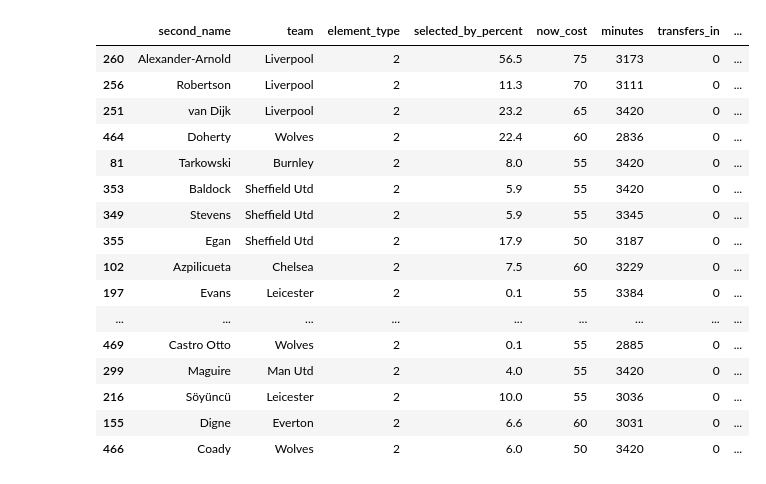
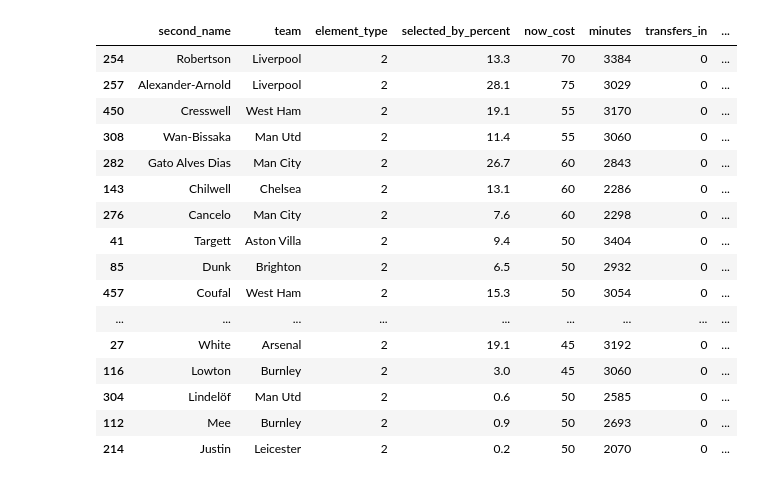
Before and after one commit to murchant/fatasypl, a Jupyter notebook: Fantasy.ipynb, the cells around one changed output. Cells and saved outputs as stored; diff of their text form; code cells hidden in the pictures.

```diff
--- a/Fantasy.ipynb
+++ b/Fantasy.ipynb
@@ -256,20 +287,20 @@ def_df.sort_values('value',ascending=False).head(30)
 # %%
-def_df.sort_values('total_points',ascending=False).head(20)
+def_df.sort_values('total_points',ascending=False).head(30)
 # %% [output]
 |  | second_name | team | element_type | selected_by_percent | now_cost | minutes | transfers_in | ... |
-| 260 | Alexander-Arnold | Liverpool | 2 | 56.5 | 75 | 3173 | 0 | ... |
-| 256 | Robertson | Liverpool | 2 | 11.3 | 70 | 3111 | 0 | ... |
-| 251 | van Dijk | Liverpool | 2 | 23.2 | 65 | 3420 | 0 | ... |
-| 464 | Doherty | Wolves | 2 | 22.4 | 60 | 2836 | 0 | ... |
-| 81 | Tarkowski | Burnley | 2 | 8.0 | 55 | 3420 | 0 | ... |
-| 353 | Baldock | Sheffield Utd | 2 | 5.9 | 55 | 3420 | 0 | ... |
-| 349 | Stevens | Sheffield Utd | 2 | 5.9 | 55 | 3345 | 0 | ... |
-| 355 | Egan | Sheffield Utd | 2 | 17.9 | 50 | 3187 | 0 | ... |
-| 102 | Azpilicueta | Chelsea | 2 | 7.5 | 60 | 3229 | 0 | ... |
-| 197 | Evans | Leicester | 2 | 0.1 | 55 | 3384 | 0 | ... |
+| 254 | Robertson | Liverpool | 2 | 13.3 | 70 | 3384 | 0 | ... |
+| 257 | Alexander-Arnold | Liverpool | 2 | 28.1 | 75 | 3029 | 0 | ... |
+| 450 | Cresswell | West Ham | 2 | 19.1 | 55 | 3170 | 0 | ... |
+| 308 | Wan-Bissaka | Man Utd | 2 | 11.4 | 55 | 3060 | 0 | ... |
+| 282 | Gato Alves Dias | Man City | 2 | 26.7 | 60 | 2843 | 0 | ... |
+| 143 | Chilwell | Chelsea | 2 | 13.1 | 60 | 2286 | 0 | ... |
+| 276 | Cancelo | Man City | 2 | 7.6 | 60 | 2298 | 0 | ... |
+| 41 | Targett | Aston Villa | 2 | 9.4 | 50 | 3404 | 0 | ... |
+| 85 | Dunk | Brighton | 2 | 6.5 | 50 | 2932 | 0 | ... |
+| 457 | Coufal | West Ham | 2 | 15.3 | 50 | 3054 | 0 | ... |
 | ... | ... | ... | ... | ... | ... | ... | ... | ... |
-| 469 | Castro Otto | Wolves | 2 | 0.1 | 55 | 2885 | 0 | ... |
-| 299 | Maguire | Man Utd | 2 | 4.0 | 55 | 3420 | 0 | ... |
-| 216 | Söyüncü | Leicester | 2 | 10.0 | 55 | 3036 | 0 | ... |
-| 155 | Digne | Everton | 2 | 6.6 | 60 | 3031 | 0 | ... |
-| 466 | Coady | Wolves | 2 | 6.0 | 50 | 3420 | 0 | ... |
+| 27 | White | Arsenal | 2 | 19.1 | 45 | 3192 | 0 | ... |
+| 116 | Lowton | Burnley | 2 | 3.0 | 45 | 3060 | 0 | ... |
+| 304 | Lindelöf | Man Utd | 2 | 0.6 | 50 | 2585 | 0 | ... |
+| 112 | Mee | Burnley | 2 | 0.9 | 50 | 2693 | 0 | ... |
+| 214 | Justin | Leicester | 2 | 0.2 | 50 | 2070 | 0 | ... |
```
Also changed, not shown: parts of 27 cells of this notebook.
